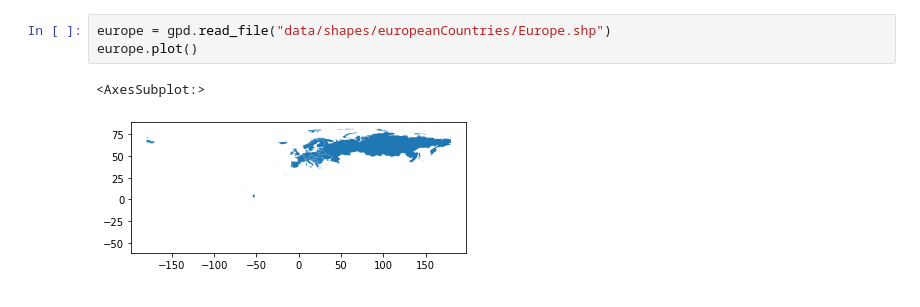
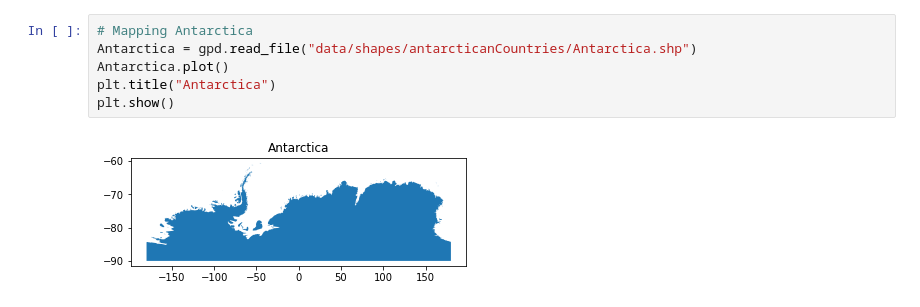
Before and after one commit to JasonHunter95/Ebola-Project, a Jupyter notebook: pandemicVisualization.ipynb, the cells around one changed output. Cells and saved outputs as stored; diff of their text form.

Commit message:
messing around with country/continent data

```diff
--- a/pandemicVisualization.ipynb
+++ b/pandemicVisualization.ipynb
@@ -129,8 +181,10 @@ plt.show()
 # %% [output]
 [figure]
 # %%
-europe = gpd.read_file("data/shapes/europeanCountries/Europe.shp")
-europe.plot()
+# Mapping Antarctica
+Antarctica = gpd.read_file("data/shapes/antarcticanCountries/Antarctica.shp")
+Antarctica.plot()
+plt.title("Antarctica")
+plt.show()
 # %% [output]
-<AxesSubplot:>
-[figure, old version]
+[figure, new version]
```
Also changed, not shown: parts of 13 cells of this notebook, 2 other files.
